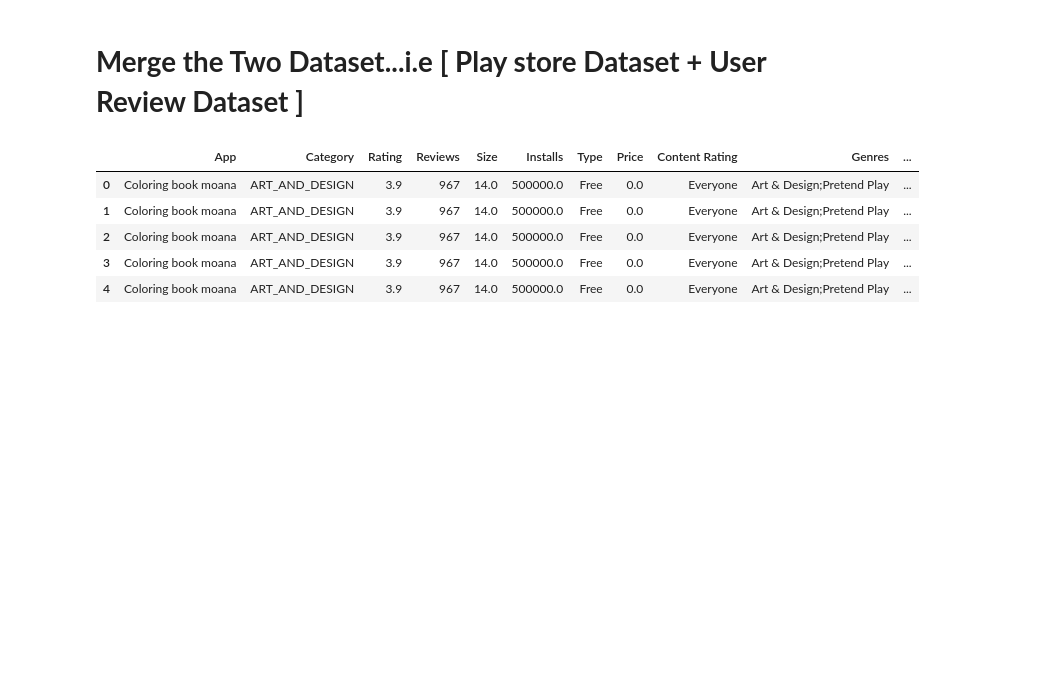
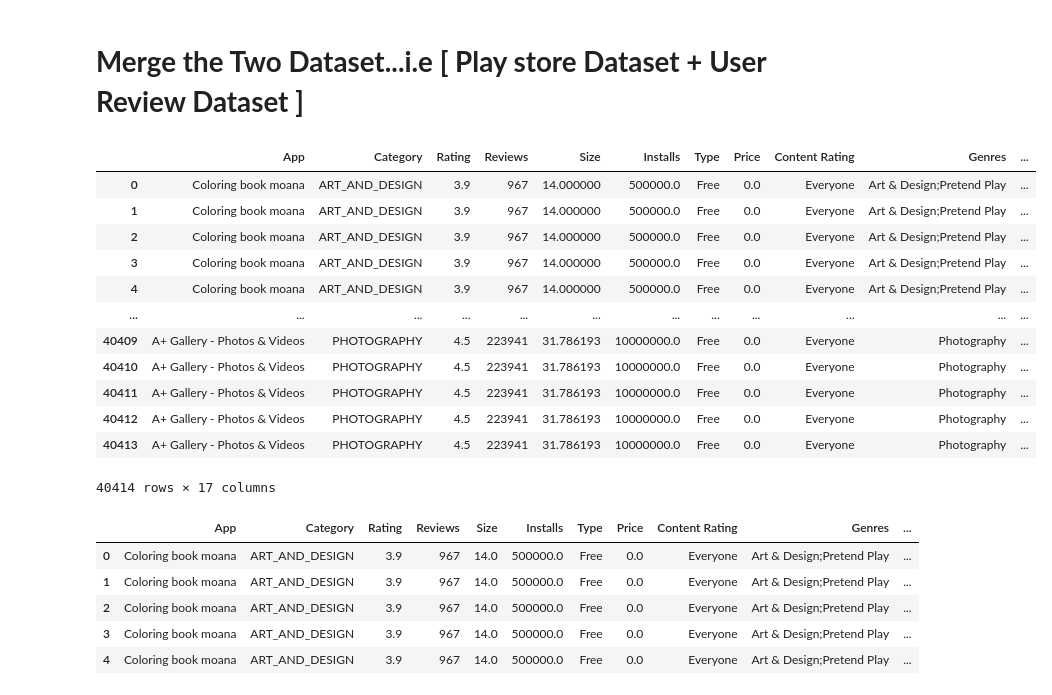
Before and after one commit to sumit25chini/Play-Store-Apps-Reviews-Analysis, a Jupyter notebook: AS_Team_Capstone_Project_Play_Store_App_Review_Analysis_Capstone_Project.ipynb, the cells around one changed output. Drawn from its saved outputs; the diff is of its cells as text; code cells hidden in the pictures; blank space fills up the shorter version.

```diff
--- a/AS_Team_Capstone_Project_Play_Store_App_Review_Analysis_Capstone_Project.ipynb
+++ b/AS_Team_Capstone_Project_Play_Store_App_Review_Analysis_Capstone_Project.ipynb
@@ -488,6 +498,21 @@ ur_df.tail()
 # %%
 # merge app file and user file
 merge_df=pd.merge(df,ur_df, how='inner', on=['App'])
+merge_df
+# %% [output]
+|  | App | Category | Rating | Reviews | Size | Installs | Type | Price | Content Rating | Genres | ... |
+| 0 | Coloring book moana | ART_AND_DESIGN | 3.9 | 967 | 14.000000 | 500000.0 | Free | 0.0 | Everyone | Art & Design;Pretend Play | ... |
+| 1 | Coloring book moana | ART_AND_DESIGN | 3.9 | 967 | 14.000000 | 500000.0 | Free | 0.0 | Everyone | Art & Design;Pretend Play | ... |
+| 2 | Coloring book moana | ART_AND_DESIGN | 3.9 | 967 | 14.000000 | 500000.0 | Free | 0.0 | Everyone | Art & Design;Pretend Play | ... |
+| 3 | Coloring book moana | ART_AND_DESIGN | 3.9 | 967 | 14.000000 | 500000.0 | Free | 0.0 | Everyone | Art & Design;Pretend Play | ... |
+| 4 | Coloring book moana | ART_AND_DESIGN | 3.9 | 967 | 14.000000 | 500000.0 | Free | 0.0 | Everyone | Art & Design;Pretend Play | ... |
+| ... | ... | ... | ... | ... | ... | ... | ... | ... | ... | ... | ... |
+| 40409 | A+ Gallery - Photos & Videos | PHOTOGRAPHY | 4.5 | 223941 | 31.786193 | 10000000.0 | Free | 0.0 | Everyone | Photography | ... |
+| 40410 | A+ Gallery - Photos & Videos | PHOTOGRAPHY | 4.5 | 223941 | 31.786193 | 10000000.0 | Free | 0.0 | Everyone | Photography | ... |
+| 40411 | A+ Gallery - Photos & Videos | PHOTOGRAPHY | 4.5 | 223941 | 31.786193 | 10000000.0 | Free | 0.0 | Everyone | Photography | ... |
+| 40412 | A+ Gallery - Photos & Videos | PHOTOGRAPHY | 4.5 | 223941 | 31.786193 | 10000000.0 | Free | 0.0 | Everyone | Photography | ... |
+| 40413 | A+ Gallery - Photos & Videos | PHOTOGRAPHY | 4.5 | 223941 | 31.786193 | 10000000.0 | Free | 0.0 | Everyone | Photography | ... |
+40414 rows × 17 columns
 # %%
 # Check head value
 merge_df.head()
```
Also changed, not shown: parts of 1 cell of this notebook.
